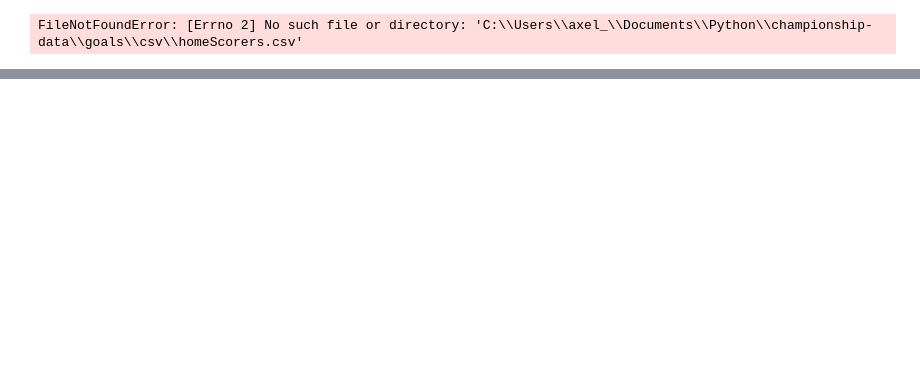
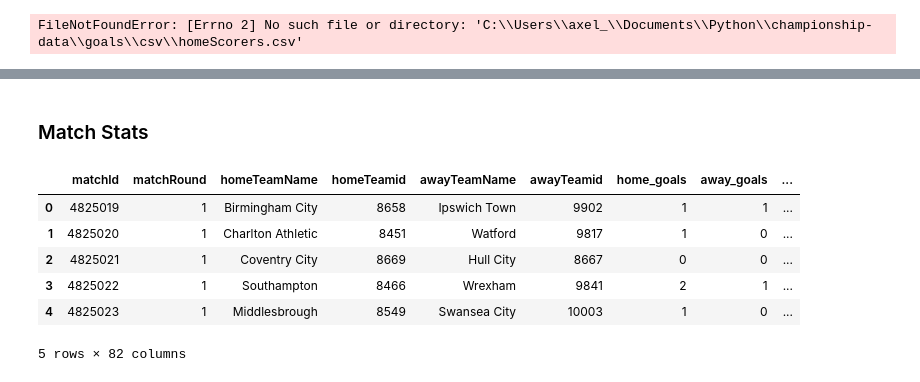
Before and after one commit to axelbol/championship-data, a Jupyter notebook: analysis.ipynb, the cells around one changed output, grey strips where cells are left out. Drawn from its saved outputs; the diff is of its cells as text; code cells hidden in the pictures; blank space fills up the shorter version.

```diff
--- a/analysis.ipynb
+++ b/analysis.ipynb
@@ -83,0 +76,13 @@ Newdf
+# %% [markdown]
+### Match Stats
+# %%
+df = pd.read_csv('/home/axel/Code/Python/championship/matchStats/csv/fotmob_match_stats.csv')
+df.head()
+# %% [output]
+|  | matchId | matchRound | homeTeamName | homeTeamid | awayTeamName | awayTeamid | home_goals | away_goals | ... |
+| 0 | 4825019 | 1 | Birmingham City | 8658 | Ipswich Town | 9902 | 1 | 1 | ... |
+| 1 | 4825020 | 1 | Charlton Athletic | 8451 | Watford | 9817 | 1 | 0 | ... |
+| 2 | 4825021 | 1 | Coventry City | 8669 | Hull City | 8667 | 0 | 0 | ... |
+| 3 | 4825022 | 1 | Southampton | 8466 | Wrexham | 9841 | 2 | 1 | ... |
+| 4 | 4825023 | 1 | Middlesbrough | 8549 | Swansea City | 10003 | 1 | 0 | ... |
+5 rows × 82 columns
```
Also changed, not shown: parts of 12 cells of this notebook, 29 other files.
